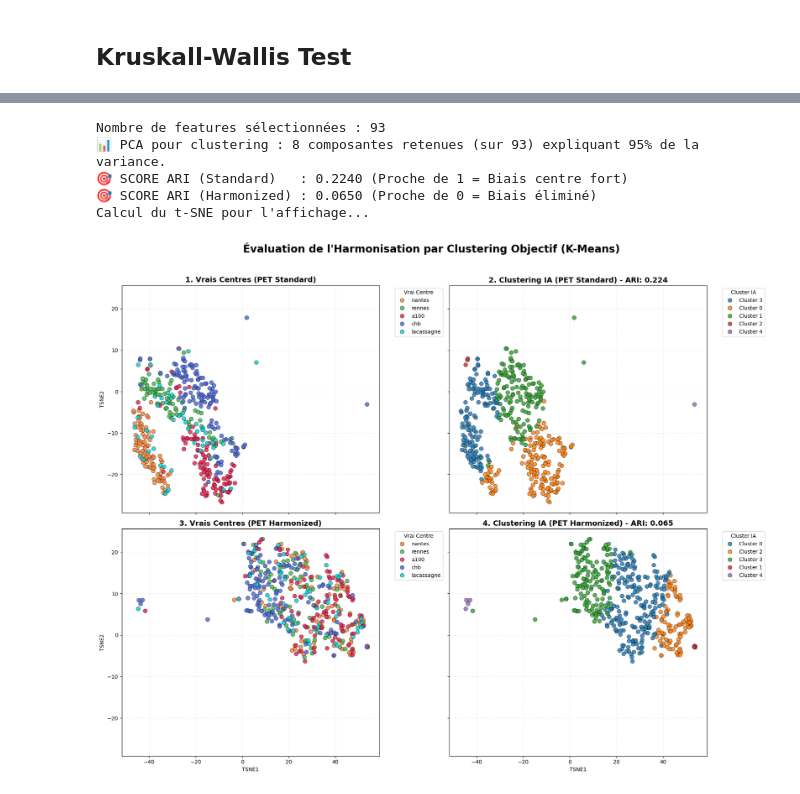
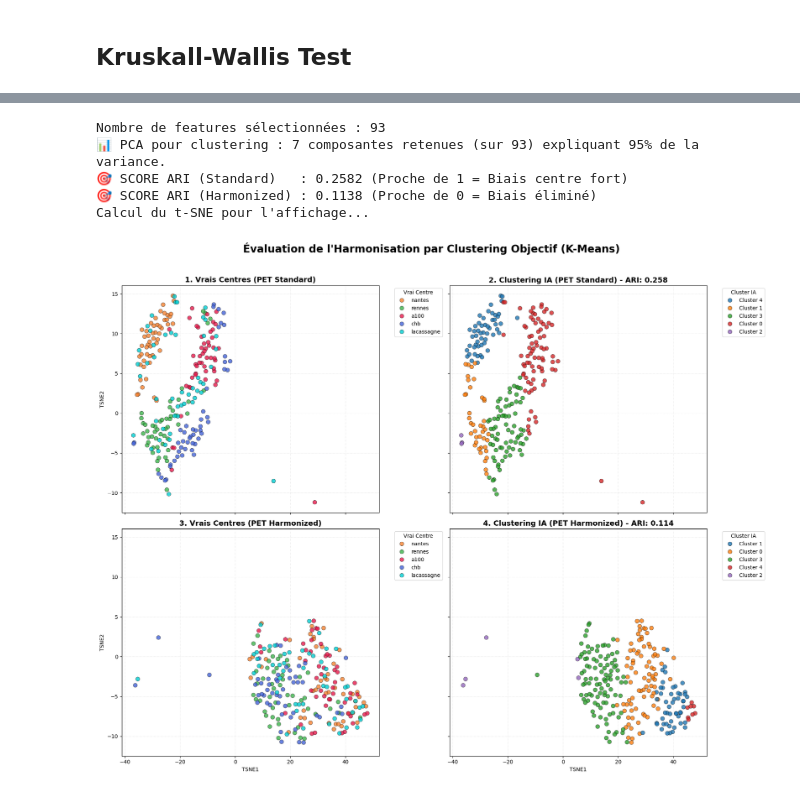
Before and after one commit to Arksyd96/federated-pet-harmonization, a Jupyter notebook: notebooks/evaluate_harmonization_radiomics.ipynb, the cells around one changed output, grey strips where cells are left out. Drawn from its saved outputs; the diff is of its cells as text; code cells hidden in the pictures.

```diff
--- a/notebooks/evaluate_harmonization_radiomics.ipynb
+++ b/notebooks/evaluate_harmonization_radiomics.ipynb
@@ -80,16 +80,3 @@ master_df
-# %%
-import pandas as pd
-
-# req_mods = ['pet', 'harmonized-pet-vae', 'harmonized-pet-standard-vae', 'gaussian-earl1']
-req_mods = ['pet', 'harmonized-pet-vae-dual', 'earl1', 'earl2']
-
-df_filtered = master_df[master_df['Modality'].isin(req_mods)]
-
-mod_counts = df_filtered.groupby('Subject_ID')['Modality'].nunique()
-valid_patients = mod_counts[mod_counts <= len(req_mods)].index
-
-master_df = df_filtered[df_filtered['Subject_ID'].isin(valid_patients)]
-master_df
 # %% [markdown]
 ## Kruskall-Wallis Test
 # %%
@@ -523,3 +510,15 @@ def display_cov(df_all):
                 fontsize=22, y=1.02, fontweight='black')
     plt.tight_layout()
     plt.show()
+# %%
+patients_with_harmonized = master_df[master_df['Modality'] == 'harmonized-pet-vae-dual']['Subject_ID'].unique()
+
+req_mods = ['pet', 'harmonized-pet-vae-dual', 'harmonized-pet-vae']
+
+master_df = master_df[
+    master_df['Subject_ID'].isin(patients_with_harmonized) &
+    master_df['Modality'].isin(req_mods) &
+    (master_df['VOI'] == 'liver')
+].copy()
+
+master_df['Modality'].value_counts()
@@ -865,19 +827,19 @@ def evaluate_harmonization_clustering(df_std, df_harm, df_features):
 # %%
 features = df_top['Feature'].tolist()
 
 selected_features = df_top[df_top['Feature'].isin(features)].copy()
 print(f"Nombre de features sélectionnées : {len(features)}")
 
 voi_master_df = master_df[(master_df['VOI'] == 'liver') & (master_df['Domain'].isin(['nantes', 'lacassagne', 'rennes', 'a100', 'chb']))]
 
 df_std = voi_master_df[voi_master_df['Modality'] == 'pet'].copy()
-df_harm = voi_master_df[voi_master_df['Modality'] == 'harmonized-pet-vae'].copy()
+df_harm = voi_master_df[voi_master_df['Modality'] == 'harmonized-pet-vae-dual'].copy()
 
 evaluate_harmonization_clustering(df_std, df_harm, selected_features)
 # %% [output]
 Nombre de features sélectionnées : 93
-📊 PCA pour clustering : 8 composantes retenues (sur 93) expliquant 95% de la variance.
-🎯 SCORE ARI (Standard)   : 0.2240 (Proche de 1 = Biais centre fort)
-🎯 SCORE ARI (Harmonized) : 0.0650 (Proche de 0 = Biais éliminé)
+📊 PCA pour clustering : 7 composantes retenues (sur 93) expliquant 95% de la variance.
+🎯 SCORE ARI (Standard)   : 0.2582 (Proche de 1 = Biais centre fort)
+🎯 SCORE ARI (Harmonized) : 0.1138 (Proche de 0 = Biais éliminé)
 Calcul du t-SNE pour l'affichage...
-[figure, old version]
+[figure, new version]
```
Also changed, not shown: parts of 14 cells of this notebook, 3 other files.
